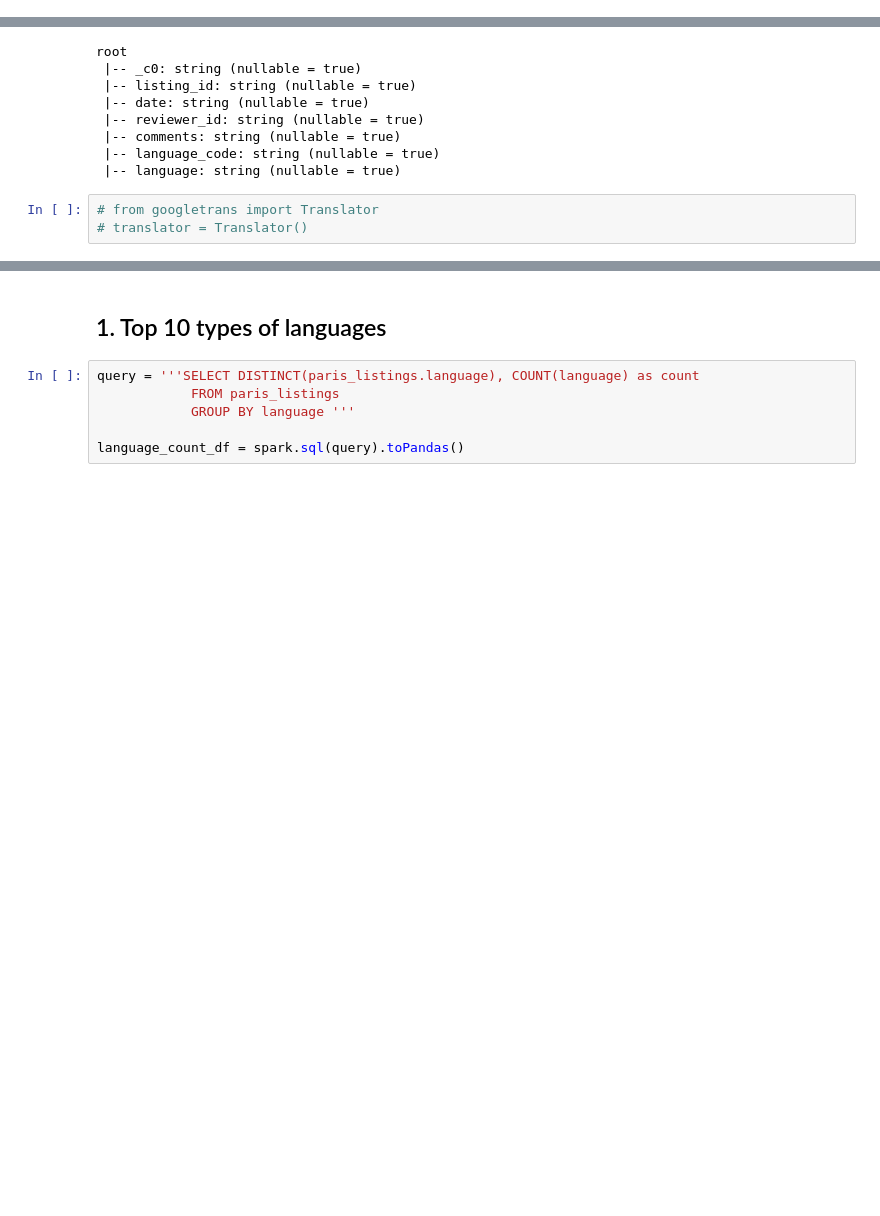
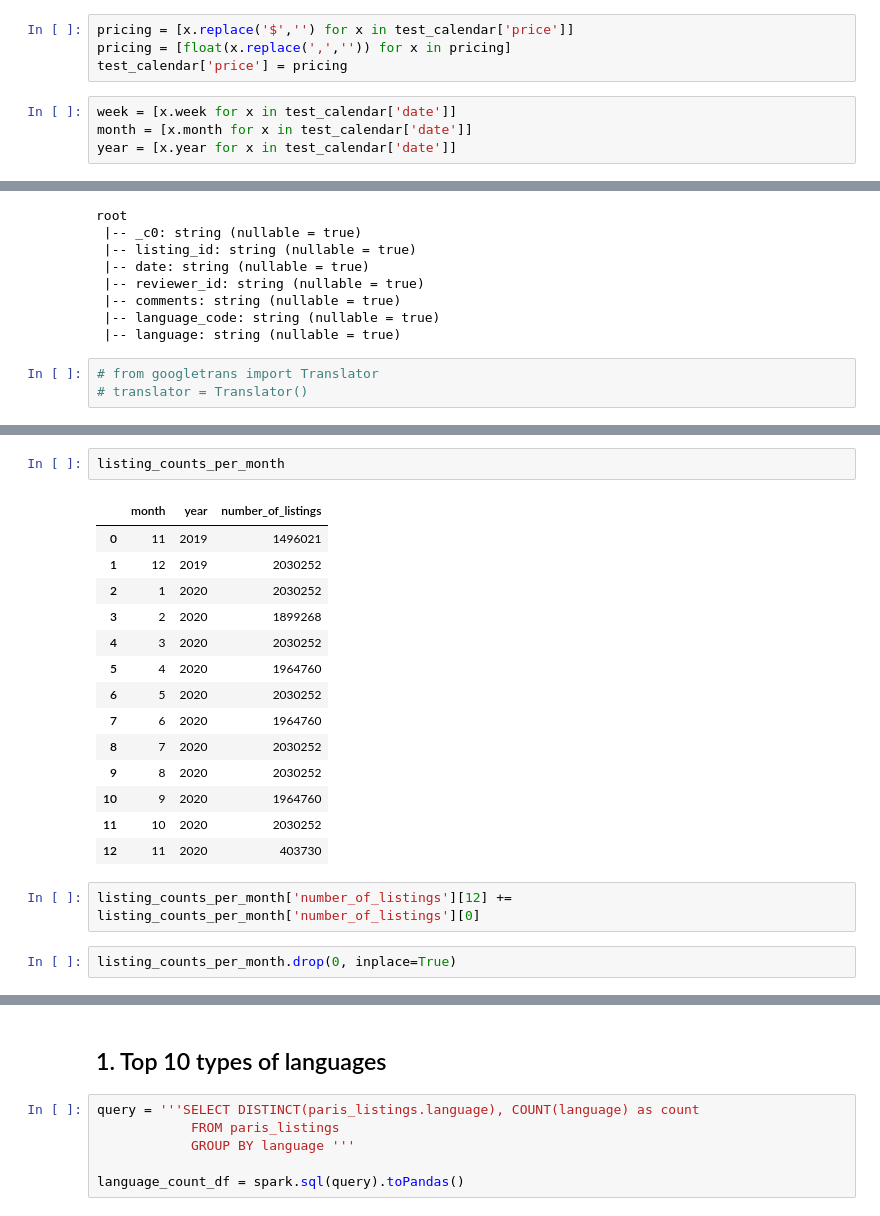
Before and after one commit to WinrichSy/AirBnBusiness, a Jupyter notebook: AirBnb Capstone.ipynb, the cells around one changed output, grey strips where cells are left out. Saved outputs shown, nothing was run; the diff lists cells and outputs as text; blank space fills up the shorter version.

```diff
--- a/AirBnb Capstone.ipynb
+++ b/AirBnb Capstone.ipynb
@@ -329,0 +327,8 @@ paris_calendar.to_csv('Data/Paris/calendar.csv')
+# %%
+pricing = [x.replace('$','') for x in test_calendar['price']]
+pricing = [float(x.replace(',','')) for x in pricing]
+test_calendar['price'] = pricing
+# %%
+week = [x.week for x in test_calendar['date']]
+month = [x.month for x in test_calendar['date']]
+year = [x.year for x in test_calendar['date']]
@@ -570,0 +708,21 @@ paris_reviews.createOrReplaceTempView('paris_reviews')
+# %%
+listing_counts_per_month
+# %% [output]
+|  | month | year | number_of_listings |
+| 0 | 11 | 2019 | 1496021 |
+| 1 | 12 | 2019 | 2030252 |
+| 2 | 1 | 2020 | 2030252 |
+| 3 | 2 | 2020 | 1899268 |
+| 4 | 3 | 2020 | 2030252 |
+| 5 | 4 | 2020 | 1964760 |
+| 6 | 5 | 2020 | 2030252 |
+| 7 | 6 | 2020 | 1964760 |
+| 8 | 7 | 2020 | 2030252 |
+| 9 | 8 | 2020 | 2030252 |
+| 10 | 9 | 2020 | 1964760 |
+| 11 | 10 | 2020 | 2030252 |
+| 12 | 11 | 2020 | 403730 |
+# %%
+listing_counts_per_month['number_of_listings'][12] += listing_counts_per_month['number_of_listings'][0]
+# %%
+listing_counts_per_month.drop(0, inplace=True)
```
Also changed, not shown: parts of 48 cells of this notebook.
